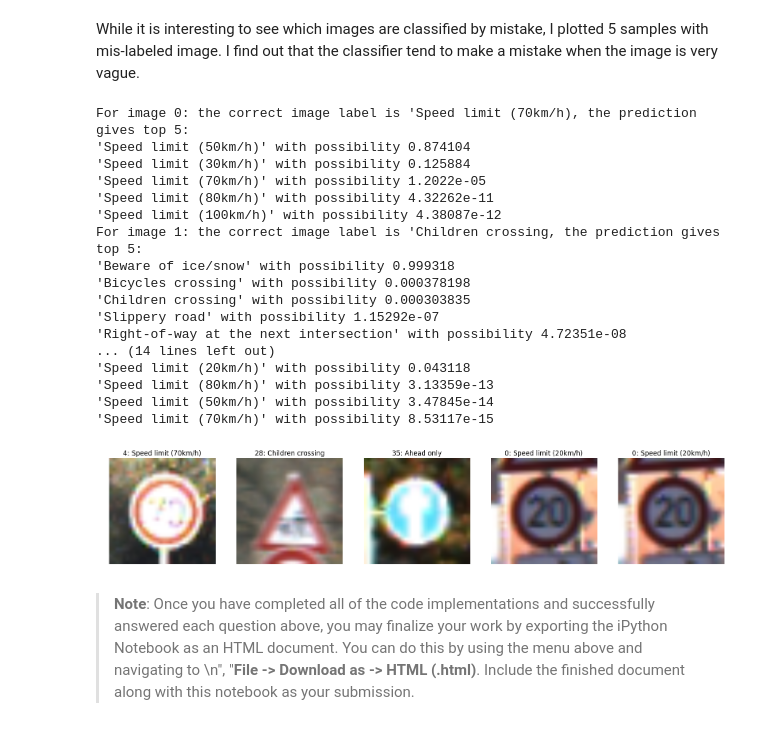
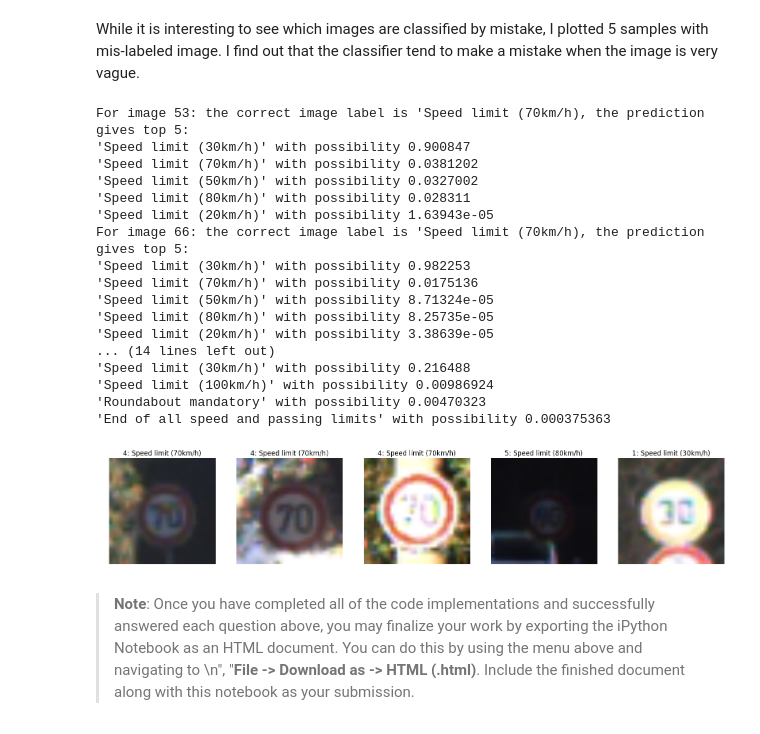
Before and after one commit to ZhengheJin/Udacity_self_driving, a Jupyter notebook: CarND-Traffic-Sign-Classifier-Project/Traffic_Sign_Classifier.ipynb, the cells around one changed output. Saved outputs shown, nothing was run; the diff lists cells and outputs as text; code cells hidden in the pictures.

```diff
--- a/CarND-Traffic-Sign-Classifier-Project/Traffic_Sign_Classifier.ipynb
+++ b/CarND-Traffic-Sign-Classifier-Project/Traffic_Sign_Classifier.ipynb
@@ -266,18 +278,18 @@ def evaluate(X_data, y_data):
 # %%
 with tf.Session() as sess:
     sess.run(tf.global_variables_initializer())
-    num_examples = len(X_train)
+    num_examples = len(X_train_n)
 
     print("Training...")
     print()
     for i in range(EPOCHS):
-        X_train, y_train = shuffle(X_train, y_train)
+        X_train_n, y_train = shuffle(X_train_n, y_train)
         for offset in range(0, num_examples, BATCH_SIZE):
             end = offset + BATCH_SIZE
-            batch_x, batch_y = X_train[offset:end], y_train[offset:end]
+            batch_x, batch_y = X_train_n[offset:end], y_train[offset:end]
             sess.run(training_operation, feed_dict={x: batch_x, y: batch_y})
 
-        validation_accuracy = evaluate(X_valid, y_valid)
+        validation_accuracy = evaluate(X_valid_n, y_valid)
         print("EPOCH {} ...".format(i+1))
         print("Validation Accuracy = {:.3f}".format(validation_accuracy))
         print()
@@ -363,6 +393,6 @@ Use the code cell (or multiple code cells, if necessary) to implement the first
 with tf.Session() as sess:
     saver.restore(sess, tf.train.latest_checkpoint('.'))
 
-    test_accuracy = evaluate(X_test, y_test)
+    test_accuracy = evaluate(X_test_n, y_test)
     print("Test Accuracy = {:.3f}".format(test_accuracy))
 # %% [output]
@@ -401,7 +435,7 @@ predicted_classes = []
 with tf.Session() as sess:
     saver.restore(sess, tf.train.latest_checkpoint('.'))
     #predicted_classes = sess.run(tf.argmax(LeNet(x), 1), feed_dict={x: X_test})
-    predicted_classes = sess.run(tf.argmax(logits, 1), feed_dict={x: X_test})
+    predicted_classes = sess.run(tf.argmax(logits, 1), feed_dict={x: X_test_n})
 # %%
 plt.rcParams['figure.figsize'] = (20.0, 20.0)
 f, ax = plt.subplots(nrows=1, ncols=5)
@@ -471,7 +505,7 @@ with tf.Session() as sess:
     saver.restore(sess, tf.train.latest_checkpoint('.'))
     #predicted_classes = sess.run(tf.argmax(logits, 1), feed_dict={x: X_test})
     #add softmax layer to predict the possibility.
-    TopKV2 = sess.run(tf.nn.top_k(tf.nn.softmax(logits), 5), feed_dict={x: X_test})
+    TopKV2 = sess.run(tf.nn.top_k(tf.nn.softmax(logits), 5), feed_dict={x: X_test_n})
 # %%
 print(TopKV2.indices.shape)
 # %% [output]
@@ -519,42 +553,43 @@ I find out that the classifier tend to make a mistake when the image is very vag
 # %%
 plt.rcParams['figure.figsize'] = (20.0, 20.0)
 f, ax = plt.subplots(nrows=1, ncols=5)
 
 k = 0
-
+count = 0
 for i, item in enumerate(np.sort(np.random.randint(0, TopKV2.indices.shape[0], size=500))):
 
     fullname = [str(signnames.iloc[j].SignName) for j in TopKV2.indices[item]]
     correct = str(signnames.iloc[y_test[item]].SignName)
     if k<5 and fullname[0] != correct:
-        print("For image " + str(k) +": the correct image label is '" + correct +", the prediction gives top 5:")
+        print("For image " + str(count) +": the correct image label is '" + correct +", the prediction gives top 5:")
         for j in range(5):
             print("'" + fullname[j] + "' with possibility " + str(TopKV2.values[item][j]))
         ax[k].axis('off')
         ax[k].set_title(str(y_test[item]) + ": " + correct, loc='center')
         ax[k].imshow(X_test[item])
         k += 1
     if k == 5:
         break
+    count += 1
 # %% [output]
-For image 0: the correct image label is 'Speed limit (70km/h), the prediction gives top 5:
-'Speed limit (50km/h)' with possibility 0.874104
-'Speed limit (30km/h)' with possibility 0.125884
-'Speed limit (70km/h)' with possibility 1.2022e-05
-'Speed limit (80km/h)' with possibility 4.32262e-11
-'Speed limit (100km/h)' with possibility 4.38087e-12
-For image 1: the correct image label is 'Children crossing, the prediction gives top 5:
-'Beware of ice/snow' with possibility 0.999318
-'Bicycles crossing' with possibility 0.000378198
-'Children crossing' with possibility 0.000303835
-'Slippery road' with possibility 1.15292e-07
-'Right-of-way at the next intersection' with possibility 4.72351e-08
+For image 53: the correct image label is 'Speed limit (70km/h), the prediction gives top 5:
+'Speed limit (30km/h)' with possibility 0.900847
+'Speed limit (70km/h)' with possibility 0.0381202
+'Speed limit (50km/h)' with possibility 0.0327002
+'Speed limit (80km/h)' with possibility 0.028311
+'Speed limit (20km/h)' with possibility 1.63943e-05
+For image 66: the correct image label is 'Speed limit (70km/h), the prediction gives top 5:
+'Speed limit (30km/h)' with possibility 0.982253
+'Speed limit (70km/h)' with possibility 0.0175136
+'Speed limit (50km/h)' with possibility 8.71324e-05
+'Speed limit (80km/h)' with possibility 8.25735e-05
+'Speed limit (20km/h)' with possibility 3.38639e-05
 ... (14 lines left out)
-'Speed limit (20km/h)' with possibility 0.043118
-'Speed limit (80km/h)' with possibility 3.13359e-13
-'Speed limit (50km/h)' with possibility 3.47845e-14
-'Speed limit (70km/h)' with possibility 8.53117e-15
+'Speed limit (30km/h)' with possibility 0.216488
+'Speed limit (100km/h)' with possibility 0.00986924
+'Roundabout mandatory' with possibility 0.00470323
+'End of all speed and passing limits' with possibility 0.000375363
-[figure, old version]
+[figure, new version]
 # %% [markdown]
 > **Note**: Once you have completed all of the code implementations and successfully answered each question above, you may finalize your work by exporting the iPython Notebook as an HTML document. You can do this by using the menu above and navigating to  \n",
     "**File -> Download as -> HTML (.html)**. Include the finished document along with this notebook as your submission.
```
Also changed, not shown: parts of 20 cells of this notebook, 5 other files.
